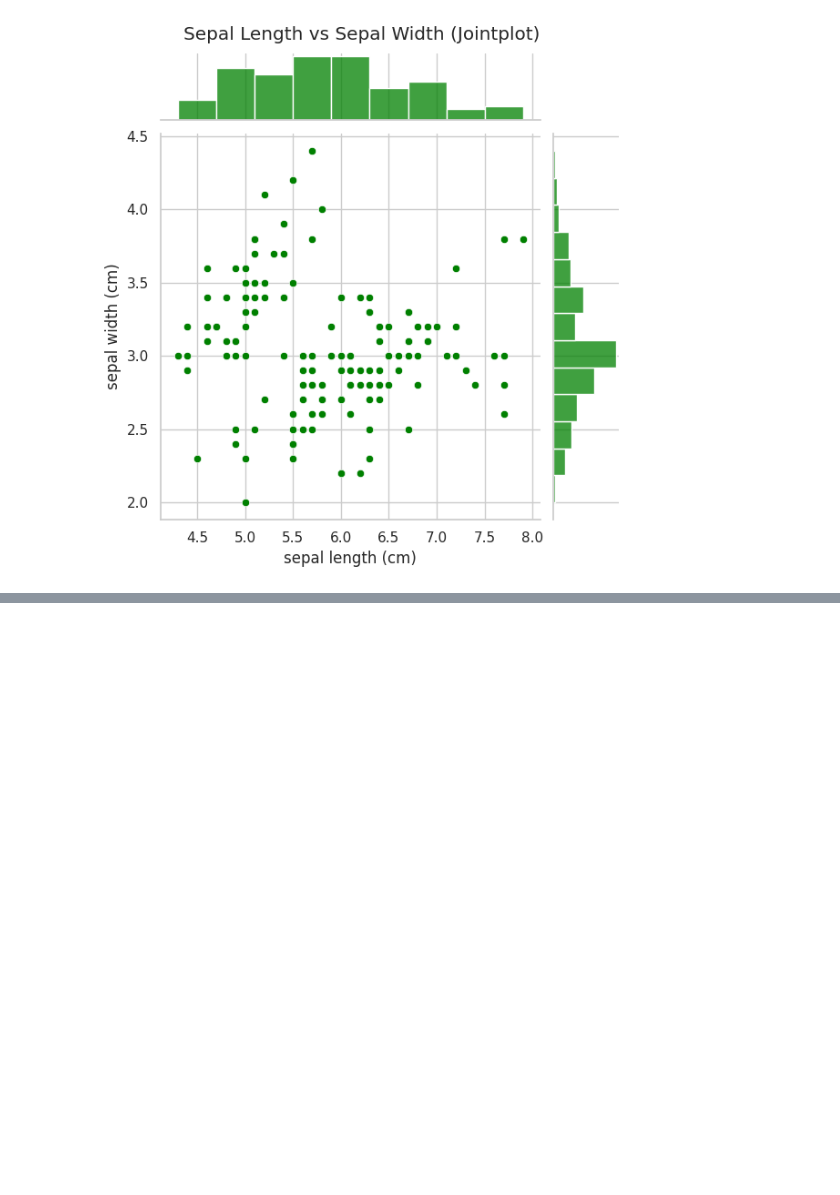
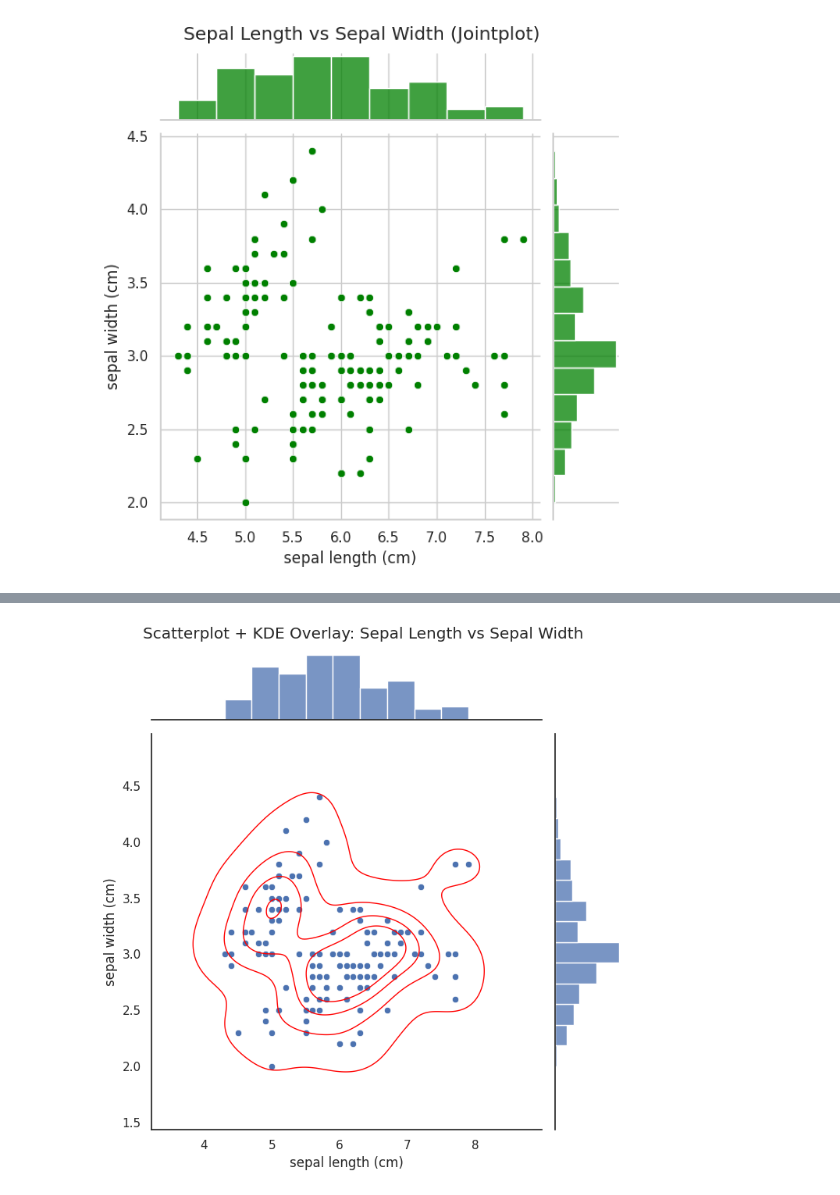
Before and after one commit to ThodupunooriSaiManish/Machine_Learning, a Jupyter notebook: Machine_Learning_Lab.ipynb, the cells around one changed output, grey strips where cells are left out. Cells and saved outputs as stored; diff of their text form; code cells hidden in the pictures; blank space fills up the shorter version.

```diff
--- a/Machine_Learning_Lab.ipynb
+++ b/Machine_Learning_Lab.ipynb
@@ -791,0 +826,27 @@ plt.show()
+# %%
+#17
+# Scatterplot with KDE overlay
+sns.set(style="white")
+g = sns.jointplot(
+    data=df,
+    x="sepal length (cm)",
+    y="sepal width (cm)",
+    kind="scatter",
+    height=7
+)
+
+# Overlay KDE contours
+sns.kdeplot(
+    data=df,
+    x="sepal length (cm)",
+    y="sepal width (cm)",
+    ax=g.ax_joint,
+    color="red",
+    levels=5,
+    linewidths=1
+)
+
+g.fig.suptitle("Scatterplot + KDE Overlay: Sepal Length vs Sepal Width", y=1.02)
+plt.show()
+# %% [output]
+[figure, added]
```
Also changed, not shown: parts of 3 cells of this notebook.
